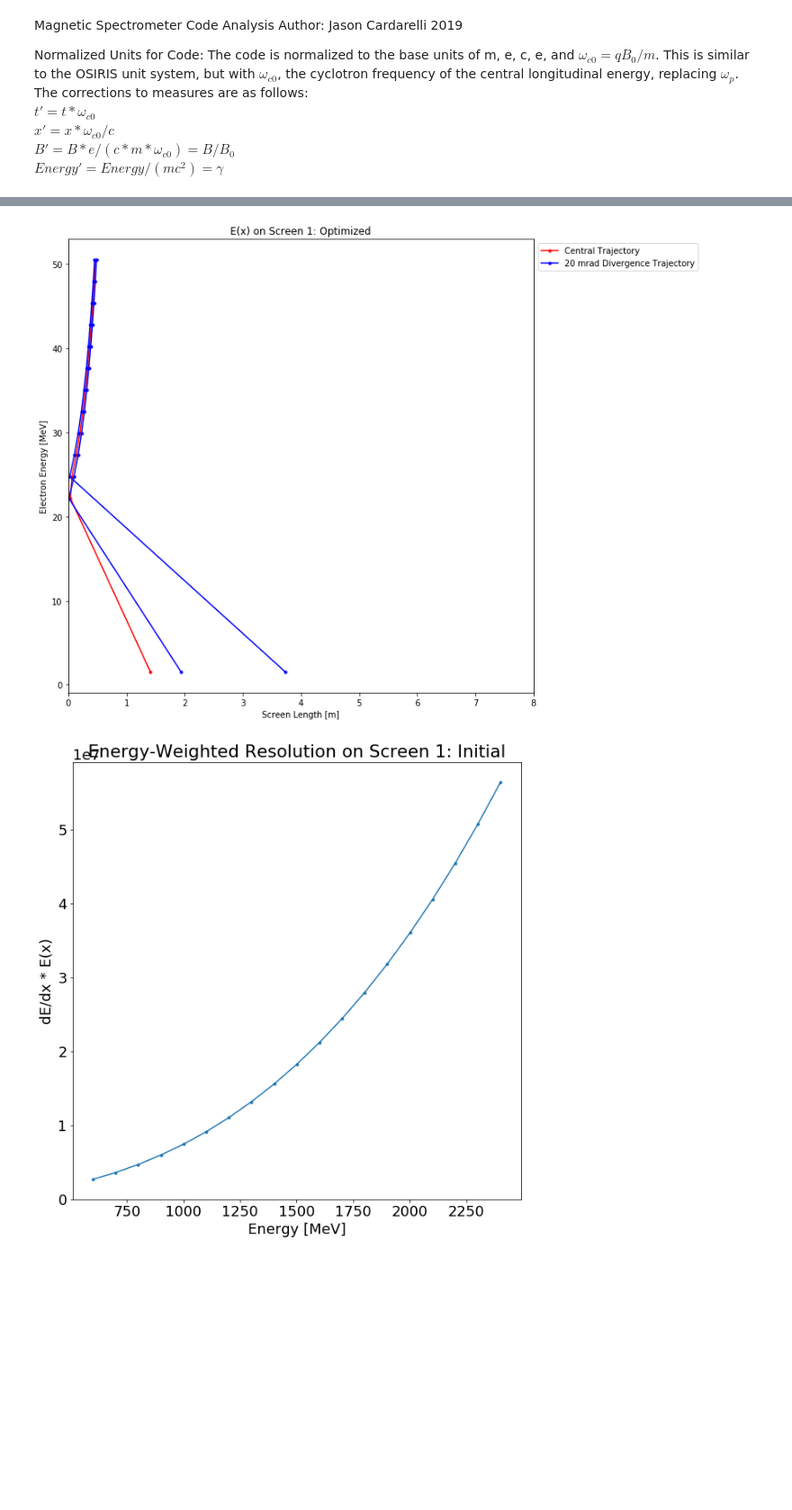
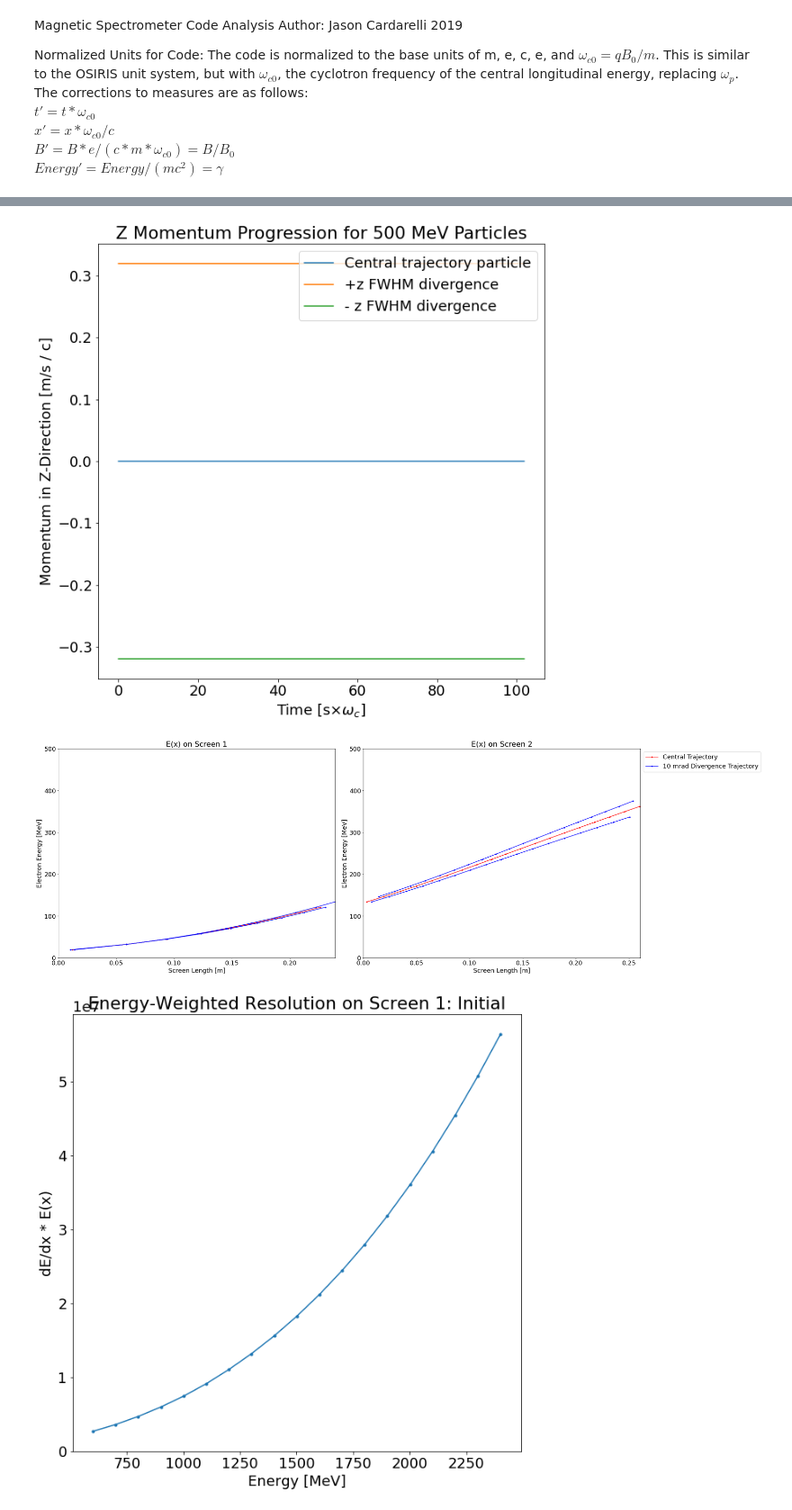
Before and after one commit to jcardar/MagnetSpec_ParticleTracker, a Jupyter notebook: data/analysis/analysis_mag_spec.ipynb, the cells around one changed output, grey strips where cells are left out. Shown at 90% size. Drawn from its saved outputs; the diff is of its cells as text; code cells hidden in the pictures; blank space fills up the shorter version.

```diff
--- a/data/analysis/analysis_mag_spec.ipynb
+++ b/data/analysis/analysis_mag_spec.ipynb
@@ -124,7 +124,7 @@ plt.rcParams.update({'font.size': 18})
 # %%
 import matplotlib.cm as cm
 num_par    = len(posx);
-B_Norm   = 1;
+# B_Norm   = 1.02994;
 omega_c0 = const.e*B_Norm / const.m_e;
 
 # rL_norm    = np.sqrt(-(1 - gamma*gamma)/(gamma*gamma))*gamma;
@@ -140,11 +140,11 @@ for ii in range(num_par):
         ax.plot(np.array(posx[ii])*const.c/omega_c0, np.array(posy[ii])*const.c/omega_c0, label='_nolegend_', color=new_plot[0].get_color(), alpha = 0.2);
 
 num_mag = len(magnet.index)
-#for ii in range(num_mag):
+for ii in range(num_mag):
 ##     rect = patches.Rectangle((magnet.iloc[ii][2]*const.c/omega_c0,(magnet.iloc[ii][3]-(magnet.iloc[ii][6]/2)))*const.c/omega_c0,magnet.iloc[ii][5]*const.c/omega_c0,magnet.iloc[ii][6]*const.c/omega_c0,linewidth=1,edgecolor='b',facecolor='b', fill=True, alpha=0.1)
-#    rect = patches.Rectangle((magnet['mag_posx'][ii]*const.c/omega_c0,(magnet['mag_posy'][ii]-(magnet['width'][ii]/2.0))*const.c/omega_c0),magnet['length'][ii]*const.c/omega_c0,magnet['width'][ii]*const.c/omega_c0,linewidth=1,edgecolor='b',facecolor='b', fill=True, alpha=0.1)
+    rect = patches.Rectangle((magnet['mag_posx'][ii]*const.c/omega_c0,(magnet['mag_posy'][ii]-(magnet['width'][ii]/2.0))*const.c/omega_c0),magnet['length'][ii]*const.c/omega_c0,magnet['width'][ii]*const.c/omega_c0,linewidth=1,edgecolor='b',facecolor='b', fill=True, alpha=0.1)
 ##     plt.ylim((magnet.iloc[ii][3]-(magnet.iloc[ii][6]/2)-0.01),(magnet.iloc[ii][3]+(magnet.iloc[ii][6]/2)+0.01))
-#    ax.add_patch(rect)
+    ax.add_patch(rect)
 
 num_screen = len(screen.index);
 for ii in range(num_screen):
@@ -154,6 +154,6 @@ for ii in range(num_screen):
 #     plt.xlim(0, screen.iloc[ii][1]+(screen.iloc[ii][5]*np.cos(np.deg2rad(screen.iloc[ii][4]))));
 ax.set_xlabel('X-Position [m]');
 ax.set_ylabel('Y-Position [m]');
-ax.set_title('Spectrometer System: 300-500 MeV, 100 mrad (Axes NOT Equal)');
-#ax.axis('equal');
-#ax.legend( bbox_to_anchor=(1.02, 1), loc='upper left');
+ax.set_title('Uniform B-Field (1.02994 T) Spectrometer System: 10 mrad Electrons');
+ax.axis('equal');
+ax.legend( bbox_to_anchor=(1.02, 1), loc='upper left',prop={'size': 7});
@@ -200,7 +205,7 @@ ax.set_title('Spectrometer System: 300-500 MeV, 100 mrad (Axes NOT Equal)');
 # %%
 import matplotlib.cm as cm
 num_par    = len(posx);
-B_Norm   = 1;
+B_Norm   = 1.02994;
 omega_c0 = const.e*B_Norm / const.m_e;
 
 #%matplotlib inline
@@ -222,11 +227,11 @@ if number_of_screens > 1:
             else:
                 ax[jj].scatter(long_cord[ii]*const.c/omega_c0, part_on_screen_pos_z[ii]*const.c/omega_c0, color = colors[indx], label='_nolegend_')
         ax[jj].set_title(f"Image of Particles Landing on Screen {(jj+1):.0f}");
-        ax[jj].set_xlabel("Screen Length (From High Energy to Low) [m]");
+        ax[jj].set_xlabel("Screen Length (From Low Energy to High) [m]");
         ax[jj].set_ylabel("Screen Height [m]");
         ax[jj].set_xlim([0, screen['length'][jj]*const.c/omega_c0]);
         ax[jj].set_ylim([-screen['height'][jj]*0.5*const.c/omega_c0, screen['height'][jj]*0.5*const.c/omega_c0]);
-        #ax[jj].legend(bbox_to_anchor=(1.03, 1), loc='upper left',);
+        ax[jj].legend(bbox_to_anchor=(1.03, 1), loc='upper left',prop={'size': 7});
 if number_of_screens == 1:
     for jj in range(number_of_screens):
         long_cord = [np.sqrt(part_on_screen_pos_x[ii]**2 + part_on_screen_pos_y[ii]**2) for ii in range(len(part_on_screen_pos_x)) if part_on_screen_screen_index[ii] == jj];
@@ -234,13 +239,13 @@ if number_of_screens == 1:
         colors = cm.rainbow(np.linspace(0, 1, int(len(long_cord)/7+1)))
         indx = -1;
         for ii in range(len(long_cord)):
-            if ii %10 ==0:
+            if ii %7 ==0:
                 indx = indx+1;
                 sc = ax.scatter(long_cord[ii]*const.c/omega_c0, part_on_screen_pos_z[ii]*const.c/omega_c0, color = colors[indx], label=f'energy = {energy[int(part_on_screen_part_index[int(indicies_kept[ii])])][0]:.1f} MeV')
             else:
                 ax.scatter(long_cord[ii]*const.c/omega_c0, part_on_screen_pos_z[ii]*const.c/omega_c0, color = colors[indx], label='_nolegend_')
         #ax.set_title(f"Image of Particles Landing on Screen {(jj+1):.0f}");
-        ax.set_title(f"Particles on Screen {(jj+1):.0f}");
+        ax.set_title(f"Analytic Model: Particles on Screen {(jj+1):.0f}");
         ax.set_xlabel("Screen Length [m]");
         ax.set_ylabel("Screen Height [m]");
         ax.set_xlim([0, screen['length'][jj]*const.c/omega_c0]);
@@ -353,3 +358,24 @@ if number_of_screens == 1:
+# %%
+fig, ax = plt.subplots(figsize=(10,10))
+# ax.plot(time[0], py[0], label = 'py0')
+# ax.plot(time[1], py[1], label = 'py1')
+# ax.plot(time[2], py[2], label = 'py2')
+ax.plot(time[0+7], pz[0+7], label = 'Central trajectory particle');
+ax.plot(time[3+7], pz[3+7], label = '+z FWHM divergence');
+ax.plot(time[4+7], pz[4+7], label = '- z FWHM divergence');
+ax.set_xlabel(r"Time [s$\times\omega_c$]");
+ax.set_ylabel("Momentum in Z-Direction [m/s / c]");
+ax.set_title("Z Momentum Progression for 500 MeV Particles");
+#ax.plot(time[0], pz[0], label = 'pz')
+#ax.plot(time[0], posy[0], label = 'posy0')
+#ax.plot(time[0], posz[0], label = 'posz')
+#ax.plot(time[2], posy[2], label = 'posy1')
+#ax.plot(time[0], posx[0], label = 'posx')
+#ax.set_ylim(-2,2)
+#ax.set_xlim(-1,1)
+plt.legend();
+# %% [output]
+[figure, added]
 # %%
 num_par    = len(posx);
 B_Norm   = 1;
@@ -357,42 +383,54 @@ omega_c0 = const.e*B_Norm / const.m_e;
 #print(omega_c0)
 number_of_screens = int(max(part_on_screen_screen_index)+1)
 
-fig1, ax = plt.subplots(ncols=1,nrows=int(number_of_screens),figsize = (10,10));
+fig1, ax = plt.subplots(ncols=int(number_of_screens),nrows=1,figsize = (30,10));
 if number_of_screens >1:
     for jj in range(number_of_screens):
         long_cord = [np.sqrt(part_on_screen_pos_x[ii]**2 + part_on_screen_pos_y[ii]**2)*const.c/omega_c0 for ii in range(len(part_on_screen_pos_x)) if part_on_screen_screen_index[ii] == jj];
         indicies_kept = [ii for ii in range(len(part_on_screen_pos_x)) if part_on_screen_screen_index[ii] == jj]
         indicies_of_div_7_0 = [ii for ii in range(len(indicies_kept)) if part_on_screen_part_index[indicies_kept[ii]]%7==0]
         indicies_of_div_7_1 = [ii for ii in range(len(indicies_kept)) if part_on_screen_part_index[indicies_kept[ii]]%7==1]
         indicies_of_div_7_2 = [ii for ii in range(len(indicies_kept)) if part_on_screen_part_index[indicies_kept[ii]]%7==2]
         energies = [energy[int(part_on_screen_part_index[int(indicies_kept[ii])])][0] for ii in range(len(long_cord))]
-        ax[jj].plot([long_cord[indicies_of_div_7_0[ii]] for ii in range(len(indicies_of_div_7_0))], [energies[indicies_of_div_7_0[ii]] for ii in range(len(indicies_of_div_7_0))], marker='.',c='red')
-        ax[jj].plot([long_cord[indicies_of_div_7_1[ii]] for ii in range(len(indicies_of_div_7_1))], [energies[indicies_of_div_7_1[ii]] for ii in range(len(indicies_of_div_7_1))],c='blue', marker='.')
+        ax[jj].plot([long_cord[indicies_of_div_7_0[ii]] for ii in range(len(indicies_of_div_7_0))], [energies[indicies_of_div_7_0[ii]] for ii in range(len(indicies_of_div_7_0))], marker='.',c='red', label = 'Central Trajectory')
+        ax[jj].plot([long_cord[indicies_of_div_7_1[ii]] for ii in range(len(indicies_of_div_7_1))], [energies[indicies_of_div_7_1[ii]] for ii in range(len(indicies_of_div_7_1))],c='blue', marker='.', label = '10 mrad Divergence Trajectory')
         ax[jj].plot([long_cord[indicies_of_div_7_2[ii]] for ii in range(len(indicies_of_div_7_2))], [energies[indicies_of_div_7_2[ii]] for ii in range(len(indicies_of_div_7_2))],c='blue', marker='.')
-
+#         x_axis_central_np = np.array([long_cord[indicies_of_div_7_0[ii]] for ii in range(len(indicies_of_div_7_0))]);
+#         y_axis_central_np = np.array([energies[indicies_of_div_7_0[ii]] for ii in range(len(indicies_of_div_7_0))]);
+#         np.save(f'central_trajectory_screen{jj+1}.npy',np.array([x_axis_central_np, y_axis_central_np]))
+#         x_axis_div1_np = np.array([long_cord[indicies_of_div_7_1[ii]] for ii in range(len(indicies_of_div_7_1))]);
+#         y_axis_div1_np = np.array([energies[indicies_of_div_7_1[ii]] for ii in range(len(indicies_of_div_7_1))]);
+#         np.save(f'divergence_trajectory_1_screen{jj+1}.npy', np.array([x_axis_div1_np, y_axis_div1_np]))
+#         x_axis_div2_np = np.array([long_cord[indicies_of_div_7_2[ii]] for ii in range(len(indicies_of_div_7_2))]);
+#         y_axis_div2_np = np.array([energies[indicies_of_div_7_2[ii]] for ii in range(len(indicies_of_div_7_2))]);
+#         np.save(f'divergence_trajectory_2_screen{jj+1}.npy', np.array([x_axis_div2_np, y_axis_div2_np]))
         ax[jj].set_title(f"E(x) on Screen {(jj+1):.0f}");
         ax[jj].set_xlabel("Screen Length [m]");
         ax[jj].set_ylabel("Electron Energy [MeV]");
         ax[jj].set_xlim([0, screen['length'][jj]*const.c/omega_c0]);
+        ax[jj].set_ylim([0,500])
+        if jj == number_of_screens-1:
+            ax[jj].legend( bbox_to_anchor=(1, 1), loc='upper left');
+            plt.tight_layout()
 if number_of_screens ==1:
     for jj in range(number_of_screens):
         long_cord = [np.sqrt(part_on_screen_pos_x[ii]**2 + part_on_screen_pos_y[ii]**2)*const.c/omega_c0 for ii in range(len(part_on_screen_pos_x)) if part_on_screen_screen_index[ii] == jj];
         indicies_kept = [ii for ii in range(len(part_on_screen_pos_x)) if part_on_screen_screen_index[ii] == jj]
         indicies_of_div_7_0 = [ii for ii in range(len(indicies_kept)) if part_on_screen_part_index[indicies_kept[ii]]%7==0]
         indicies_of_div_7_1 = [ii for ii in range(len(indicies_kept)) if part_on_screen_part_index[indicies_kept[ii]]%7==1]
         indicies_of_div_7_2 = [ii for ii in range(len(indicies_kept)) if part_on_screen_part_index[indicies_kept[ii]]%7==2]
         energies = [energy[int(part_on_screen_part_index[int(indicies_kept[ii])])][0] for ii in range(len(long_cord))]
         ax.plot([long_cord[indicies_of_div_7_0[ii]] for ii in range(len(indicies_of_div_7_0))], [energies[indicies_of_div_7_0[ii]] for ii in range(len(indicies_of_div_7_0))], marker='.',c='red', label = 'Central Trajectory')
         ax.plot([long_cord[indicies_of_div_7_1[ii]] for ii in range(len(indicies_of_div_7_1))], [energies[indicies_of_div_7_1[ii]] for ii in range(len(indicies_of_div_7_1))],c='blue', marker='.', label = '20 mrad Divergence Trajectory')
         ax.plot([long_cord[indicies_of_div_7_2[ii]] for ii in range(len(indicies_of_div_7_2))], [energies[indicies_of_div_7_2[ii]] for ii in range(len(indicies_of_div_7_2))],c='blue', marker='.')
 
         ax.set_title(f"E(x) on Screen {(jj+1):.0f}: Optimized");
         ax.set_xlabel("Screen Length [m]");
         ax.set_ylabel("Electron Energy [MeV]");
         ax.set_xlim([0, screen['length'][jj]*const.c/omega_c0]);
         ax.legend( bbox_to_anchor=(1, 1), loc='upper left');
 # %% [output]
-[figure, old version]
+[figure, new version]
 # %%
 num_par    = len(posx);
 B_Norm   = 1;
```
Also changed, not shown: parts of 13 cells of this notebook, 7 other files.
